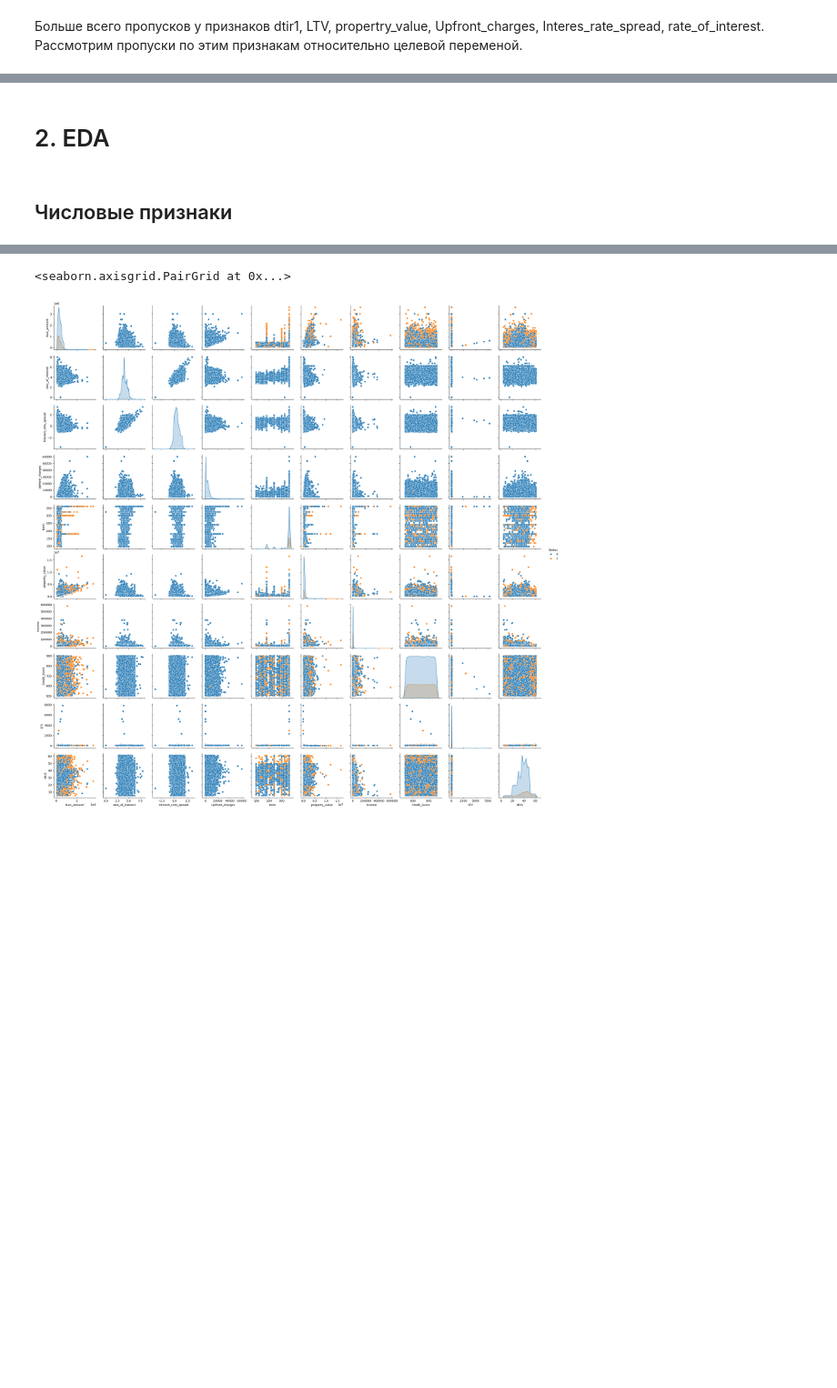
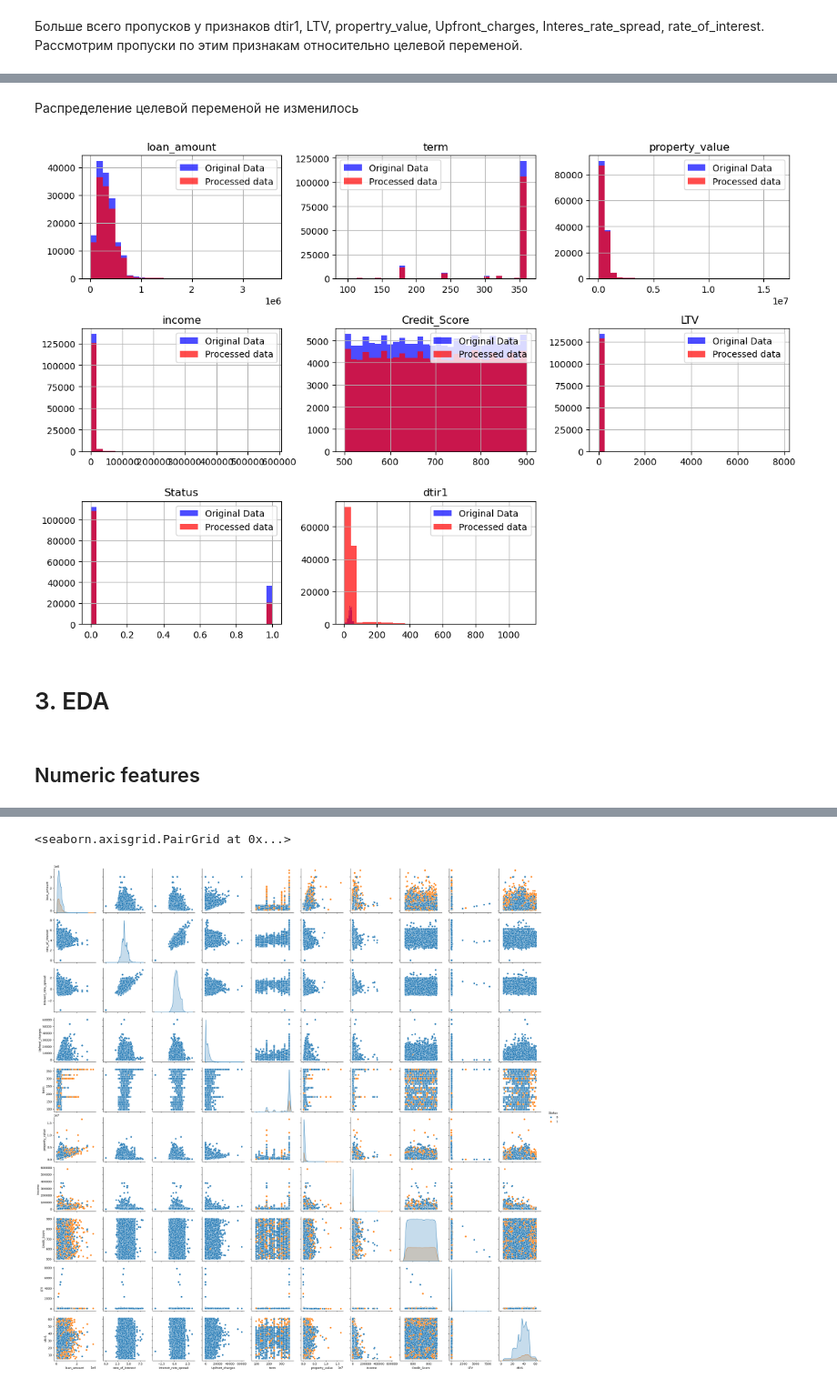
Before and after one commit to StoryTeller72/CreditScoring, a Jupyter notebook: CreditScore.ipynb, the cells around one changed output, grey strips where cells are left out. Shown at 91% size. Cells and saved outputs as stored; diff of their text form; code cells hidden in the pictures; blank space fills up the shorter version.

```diff
--- a/CreditScore.ipynb
+++ b/CreditScore.ipynb
@@ -155,7 +323,20 @@ Text(0.5, 1.0, 'Percent of missed data by target')
+# %% [markdown]
+Распределение целевой переменой не изменилось
+# %%
+ax = data[numeric_features].hist(figsize=(12, 8), bins=30, alpha=0.7, color='blue', label='Original Data')
+# # Добавляем распределение из второго датафрейма
+for i, col in enumerate(numeric_features):
+    ax[i//3, i % 3].hist(data_processed[col], bins=30, alpha=0.7, color='red', label='Processed data')
+    ax[i//3, i % 3].legend()
+
+plt.tight_layout()
+plt.show()
+# %% [output]
+[figure, added]
 # %% [markdown]
-# 2. EDA
+# 3. EDA
 # %% [markdown]
-## Числовые признаки
+## Numeric features
 # %%
 numeric_features = data.select_dtypes(include=['int64', 'float64']).columns.tolist()
 # %%
```
Also changed, not shown: parts of 55 cells of this notebook, 6 other files.
